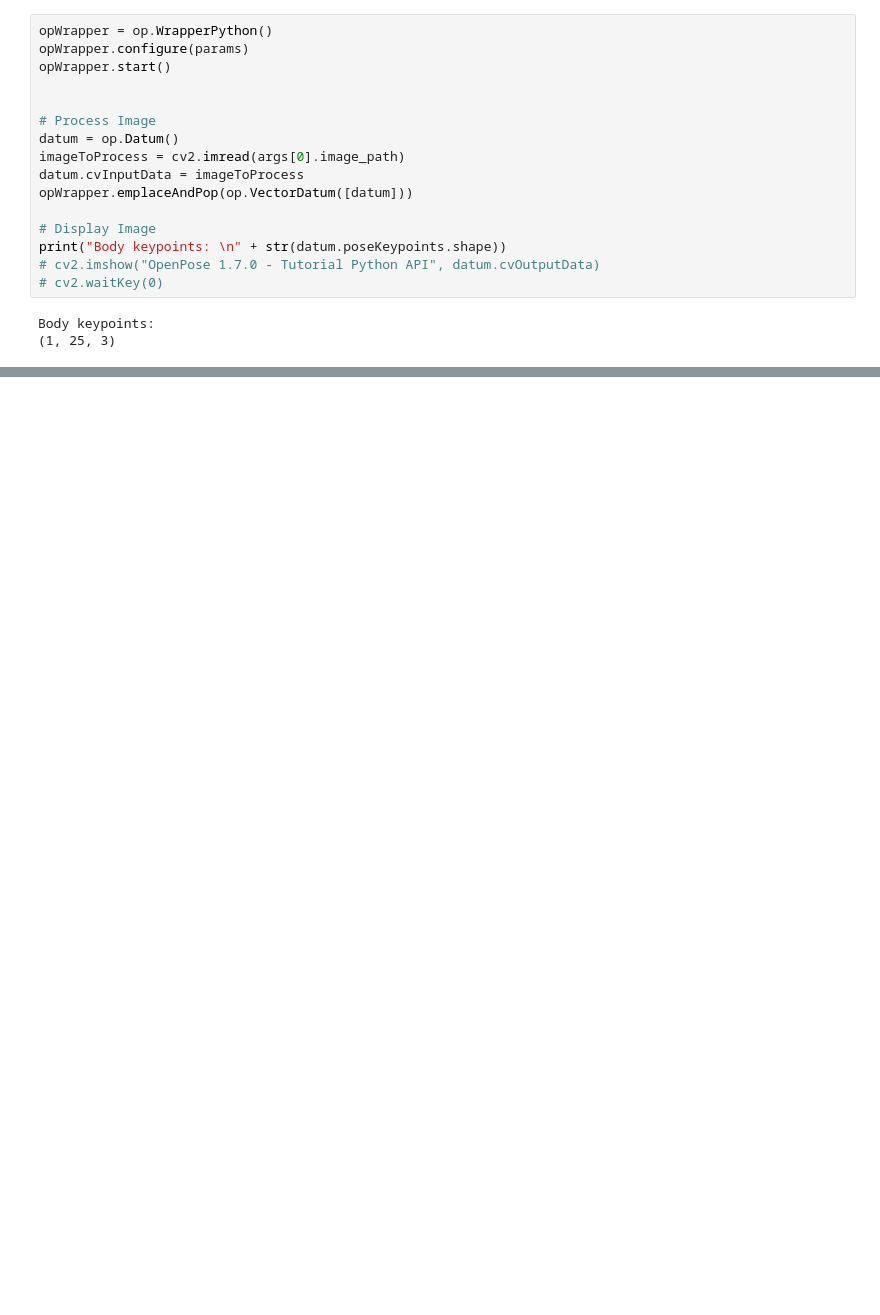
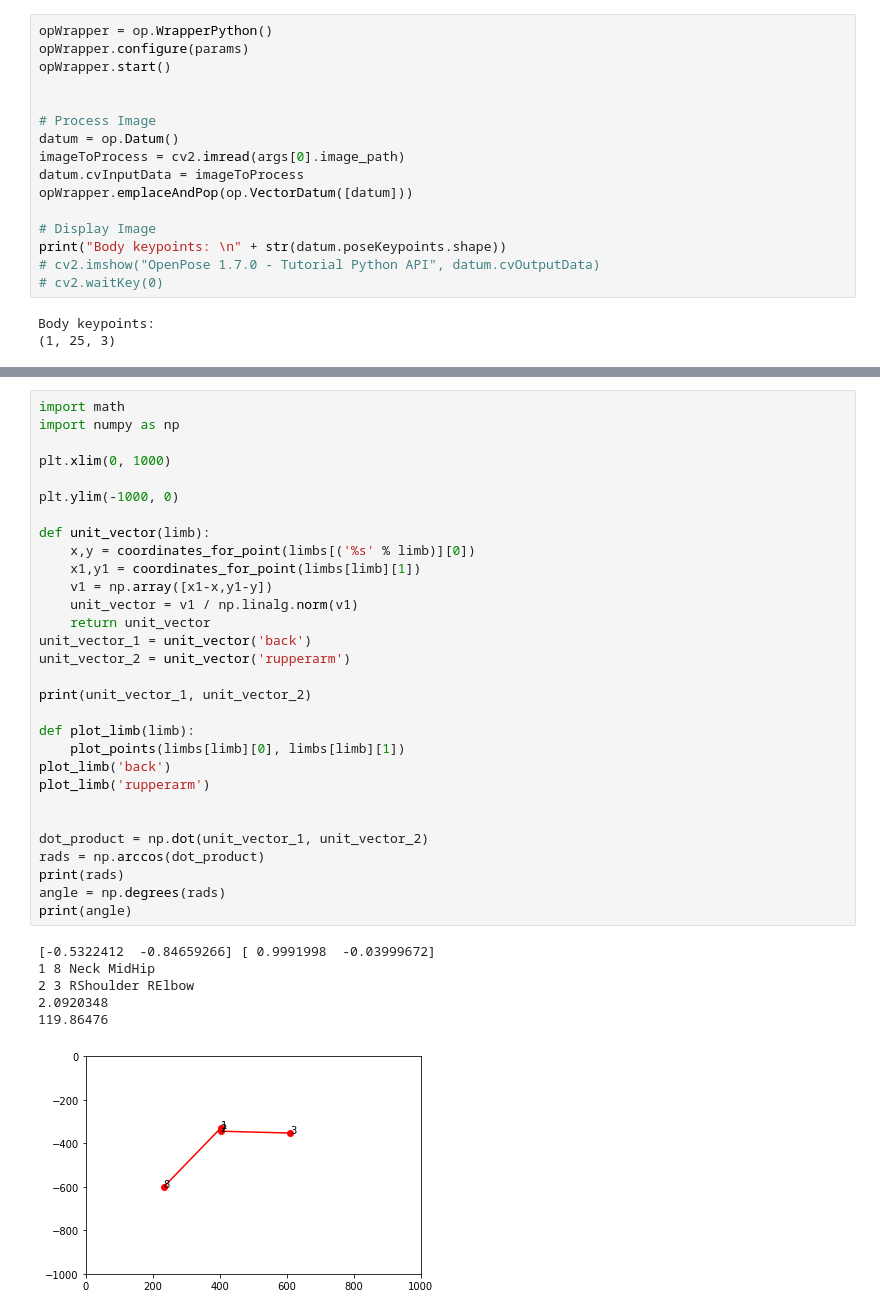
Before and after one commit to domfraise/ML, a Jupyter notebook: opencv/pose-detection-notebook.ipynb, the cells around one changed output, grey strips where cells are left out. Cells and saved outputs as stored; diff of their text form; blank space fills up the shorter version.

Commit message:
Calculate angles between limbs

```diff
--- a/opencv/pose-detection-notebook.ipynb
+++ b/opencv/pose-detection-notebook.ipynb
@@ -143,0 +151,37 @@ for (limb, joints) in limbs.items():
+# %%
+import math
+import numpy as np
+
+plt.xlim(0, 1000)
+
+plt.ylim(-1000, 0)
+
+def unit_vector(limb):
+    x,y = coordinates_for_point(limbs[('%s' % limb)][0])
+    x1,y1 = coordinates_for_point(limbs[limb][1])
+    v1 = np.array([x1-x,y1-y])
+    unit_vector = v1 / np.linalg.norm(v1)
+    return unit_vector
+unit_vector_1 = unit_vector('back')
+unit_vector_2 = unit_vector('rupperarm')
+
+print(unit_vector_1, unit_vector_2)
+
+def plot_limb(limb):
+    plot_points(limbs[limb][0], limbs[limb][1])
+plot_limb('back')
+plot_limb('rupperarm')
+
+
+dot_product = np.dot(unit_vector_1, unit_vector_2)
+rads = np.arccos(dot_product)
+print(rads)
+angle = np.degrees(rads)
+print(angle)
+# %% [output]
+[-0.5322412  -0.84659266] [ 0.9991998  -0.03999672]
+1 8 Neck MidHip
+2 3 RShoulder RElbow
+2.0920348
+119.86476
+[figure, added]
```
Also changed, not shown: parts of 5 cells of this notebook, 1 other file.
